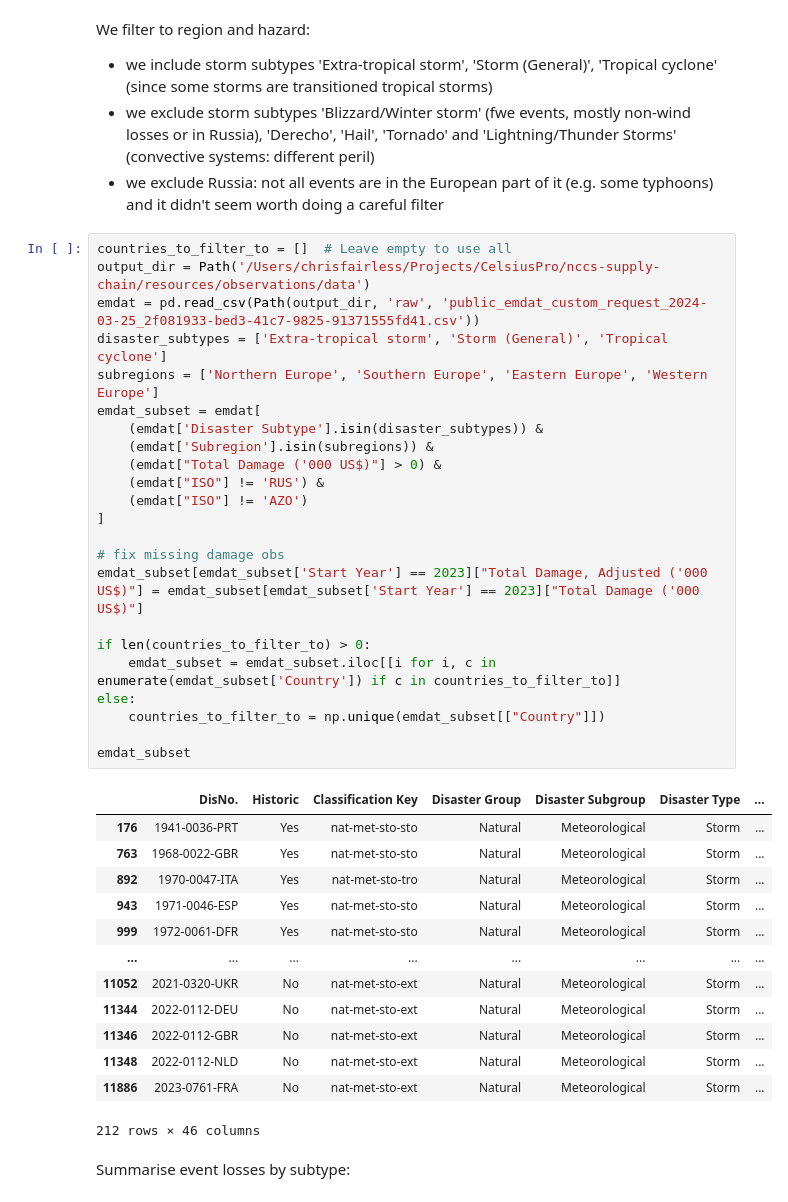
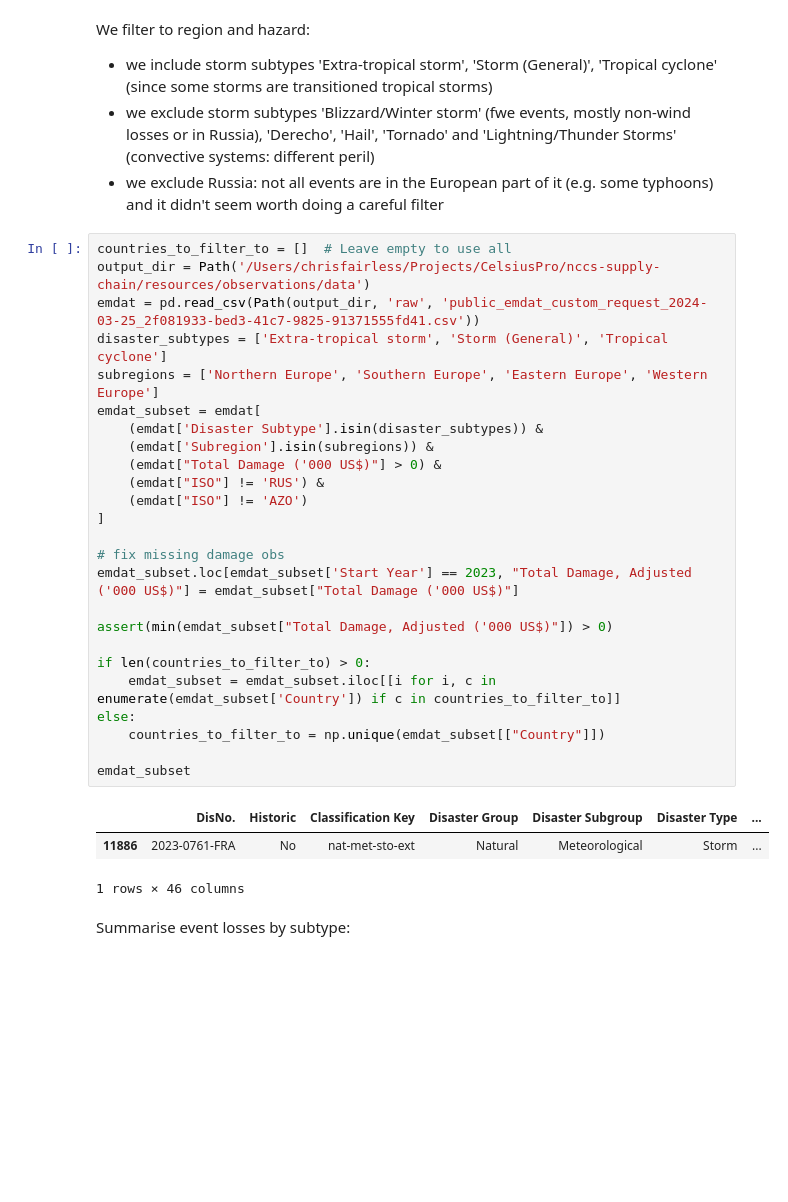
Before and after one commit to ChrisFairless/nccs-supply-chain, a Jupyter notebook: resources/observations/scripts/WS.ipynb, the cells around one changed output. Drawn from its saved outputs; the diff is of its cells as text; blank space fills up the shorter version.

```diff
--- a/resources/observations/scripts/WS.ipynb
+++ b/resources/observations/scripts/WS.ipynb
@@ -27,40 +27,32 @@ We filter to region and hazard:
 # %%
 countries_to_filter_to = []  # Leave empty to use all
 output_dir = Path('/Users/chrisfairless/Projects/CelsiusPro/nccs-supply-chain/resources/observations/data')
 emdat = pd.read_csv(Path(output_dir, 'raw', 'public_emdat_custom_request_2024-03-25_2f081933-bed3-41c7-9825-91371555fd41.csv'))
 disaster_subtypes = ['Extra-tropical storm', 'Storm (General)', 'Tropical cyclone']
 subregions = ['Northern Europe', 'Southern Europe', 'Eastern Europe', 'Western Europe']
 emdat_subset = emdat[
     (emdat['Disaster Subtype'].isin(disaster_subtypes)) &
     (emdat['Subregion'].isin(subregions)) &
     (emdat["Total Damage ('000 US$)"] > 0) &
     (emdat["ISO"] != 'RUS') &
     (emdat["ISO"] != 'AZO')
 ]
 
 # fix missing damage obs
-emdat_subset[emdat_subset['Start Year'] == 2023]["Total Damage, Adjusted ('000 US$)"] = emdat_subset[emdat_subset['Start Year'] == 2023]["Total Damage ('000 US$)"]
+emdat_subset.loc[emdat_subset['Start Year'] == 2023, "Total Damage, Adjusted ('000 US$)"] = emdat_subset["Total Damage ('000 US$)"]
+
+assert(min(emdat_subset["Total Damage, Adjusted ('000 US$)"]) > 0)
 
 if len(countries_to_filter_to) > 0:
     emdat_subset = emdat_subset.iloc[[i for i, c in enumerate(emdat_subset['Country']) if c in countries_to_filter_to]]
 else:
     countries_to_filter_to = np.unique(emdat_subset[["Country"]])
 
 emdat_subset
 # %% [output]
 |  | DisNo. | Historic | Classification Key | Disaster Group | Disaster Subgroup | Disaster Type | ... |
-| 176 | 1941-0036-PRT | Yes | nat-met-sto-sto | Natural | Meteorological | Storm | ... |
-| 763 | 1968-0022-GBR | Yes | nat-met-sto-sto | Natural | Meteorological | Storm | ... |
-| 892 | 1970-0047-ITA | Yes | nat-met-sto-tro | Natural | Meteorological | Storm | ... |
-| 943 | 1971-0046-ESP | Yes | nat-met-sto-sto | Natural | Meteorological | Storm | ... |
-| 999 | 1972-0061-DFR | Yes | nat-met-sto-sto | Natural | Meteorological | Storm | ... |
-| ... | ... | ... | ... | ... | ... | ... | ... |
-| 11052 | 2021-0320-UKR | No | nat-met-sto-ext | Natural | Meteorological | Storm | ... |
-| 11344 | 2022-0112-DEU | No | nat-met-sto-ext | Natural | Meteorological | Storm | ... |
-| 11346 | 2022-0112-GBR | No | nat-met-sto-ext | Natural | Meteorological | Storm | ... |
-| 11348 | 2022-0112-NLD | No | nat-met-sto-ext | Natural | Meteorological | Storm | ... |
 | 11886 | 2023-0761-FRA | No | nat-met-sto-ext | Natural | Meteorological | Storm | ... |
-212 rows × 46 columns
+1 rows × 46 columns
 # %% [markdown]
 Summarise event losses by subtype:
 # %%
```
Also changed, not shown: 6 other files.
